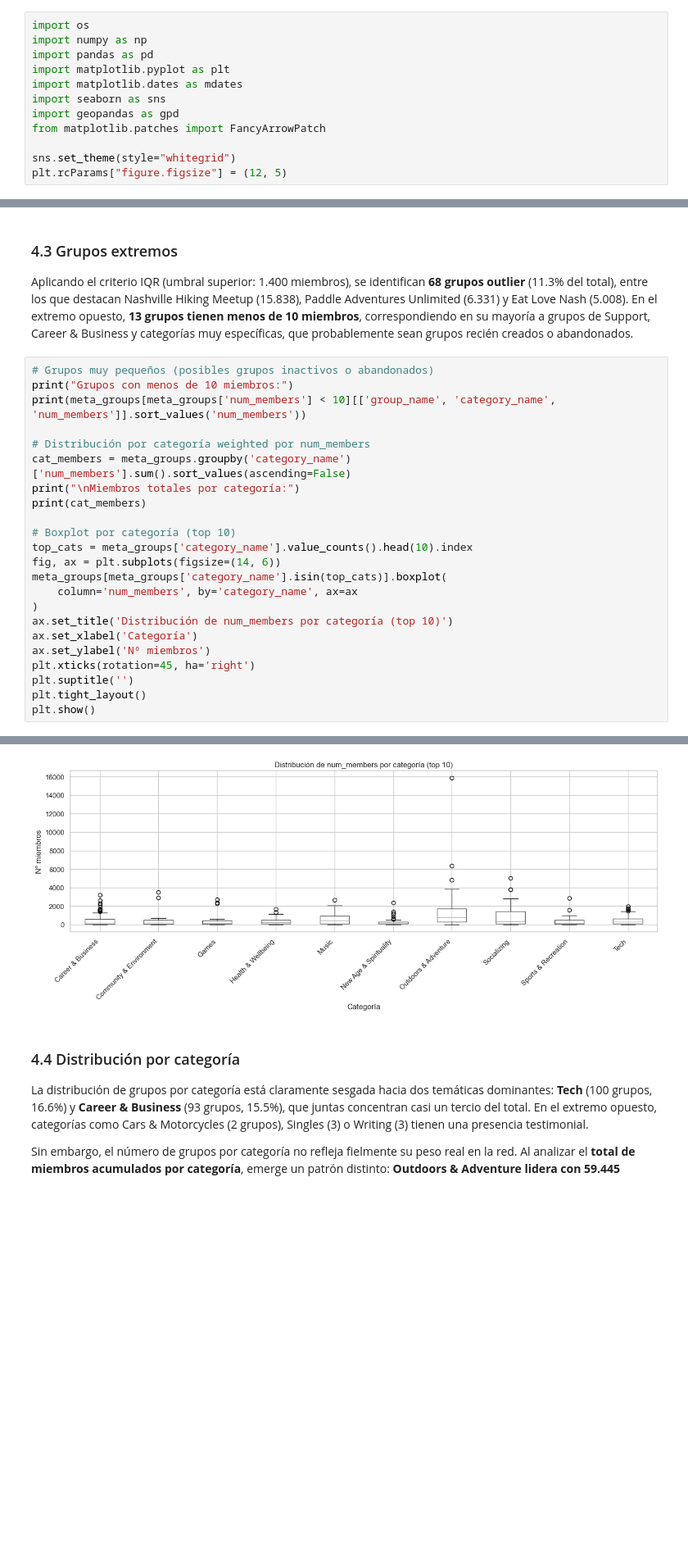
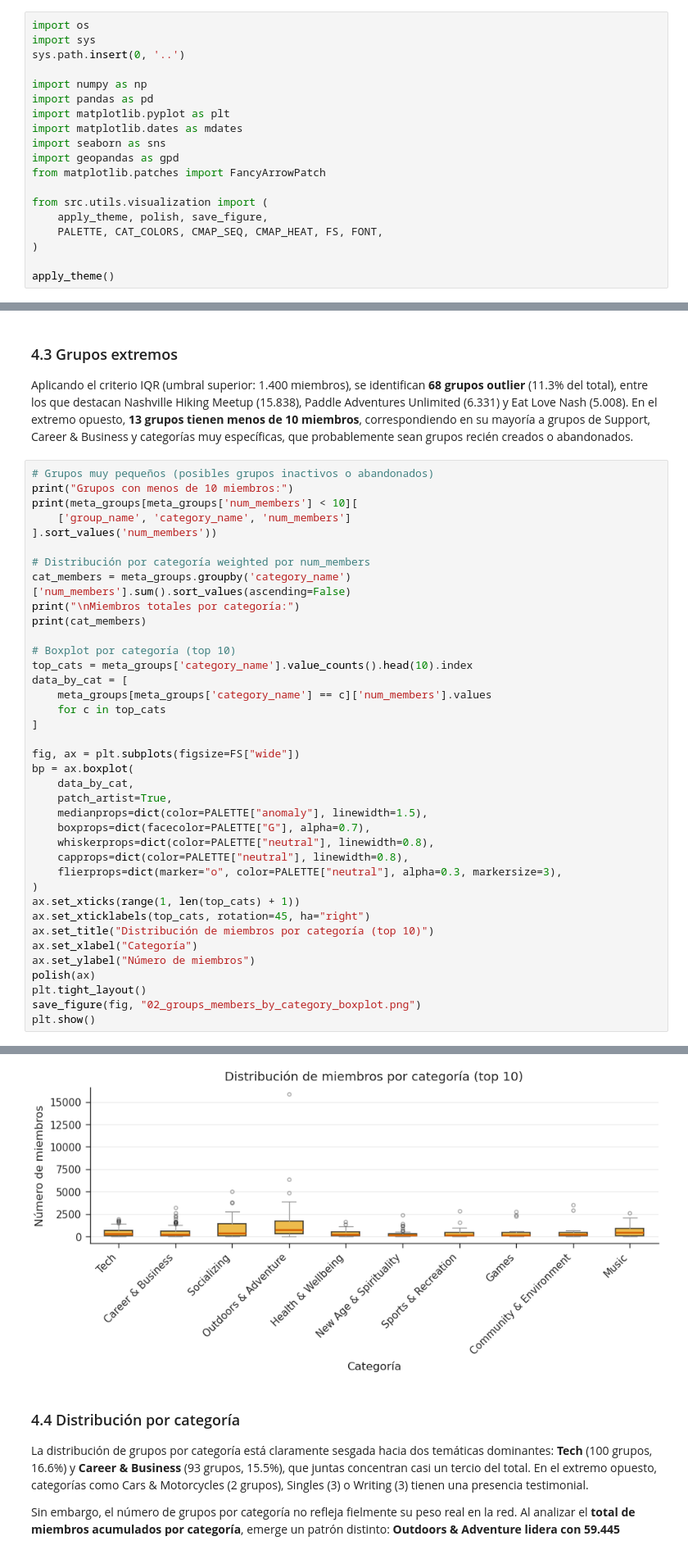
Before and after one commit to rosique3/Graph-Anomaly-Detection, a Jupyter notebook: notebooks/02_eda_metadata.ipynb, the cells around one changed output, grey strips where cells are left out. Shown at 82% size. Cells and saved outputs as stored; diff of their text form; blank space fills up the shorter version.

```diff
--- a/notebooks/02_eda_metadata.ipynb
+++ b/notebooks/02_eda_metadata.ipynb
@@ -9,6 +9,9 @@ Este notebook realiza el análisis exploratorio de los tres ficheros de metadato
 El objetivo es identificar patrones, distribuciones y candidatos a anomalía que orienten tanto el feature engineering como la interpretación de los resultados del GAE.
 # %%
 import os
+import sys
+sys.path.insert(0, '..')
+
 import numpy as np
 import pandas as pd
 import matplotlib.pyplot as plt
@@ -17,8 +20,12 @@ import seaborn as sns
 import geopandas as gpd
 from matplotlib.patches import FancyArrowPatch
 
-sns.set_theme(style="whitegrid")
-plt.rcParams["figure.figsize"] = (12, 5)
+from src.utils.visualization import (
+    apply_theme, polish, save_figure,
+    PALETTE, CAT_COLORS, CMAP_SEQ, CMAP_HEAT, FS, FONT,
+)
+
+apply_theme()
 # %% [markdown]
 ## 1. Carga de datos
 
@@ -692,7 +723,9 @@ Aplicando el criterio IQR (umbral superior: 1.400 miembros), se identifican **68
 # %%
 # Grupos muy pequeños (posibles grupos inactivos o abandonados)
 print("Grupos con menos de 10 miembros:")
-print(meta_groups[meta_groups['num_members'] < 10][['group_name', 'category_name', 'num_members']].sort_values('num_members'))
+print(meta_groups[meta_groups['num_members'] < 10][
+    ['group_name', 'category_name', 'num_members']
+].sort_values('num_members'))
 
 # Distribución por categoría weighted por num_members
 cat_members = meta_groups.groupby('category_name')['num_members'].sum().sort_values(ascending=False)
@@ -701,16 +734,29 @@ print(cat_members)
 
 # Boxplot por categoría (top 10)
 top_cats = meta_groups['category_name'].value_counts().head(10).index
-fig, ax = plt.subplots(figsize=(14, 6))
-meta_groups[meta_groups['category_name'].isin(top_cats)].boxplot(
-    column='num_members', by='category_name', ax=ax
+data_by_cat = [
+    meta_groups[meta_groups['category_name'] == c]['num_members'].values
+    for c in top_cats
+]
+
+fig, ax = plt.subplots(figsize=FS["wide"])
+bp = ax.boxplot(
+    data_by_cat,
+    patch_artist=True,
+    medianprops=dict(color=PALETTE["anomaly"], linewidth=1.5),
+    boxprops=dict(facecolor=PALETTE["G"], alpha=0.7),
+    whiskerprops=dict(color=PALETTE["neutral"], linewidth=0.8),
+    capprops=dict(color=PALETTE["neutral"], linewidth=0.8),
+    flierprops=dict(marker="o", color=PALETTE["neutral"], alpha=0.3, markersize=3),
 )
-ax.set_title('Distribución de num_members por categoría (top 10)')
-ax.set_xlabel('Categoría')
-ax.set_ylabel('Nº miembros')
-plt.xticks(rotation=45, ha='right')
-plt.suptitle('')
+ax.set_xticks(range(1, len(top_cats) + 1))
+ax.set_xticklabels(top_cats, rotation=45, ha="right")
+ax.set_title("Distribución de miembros por categoría (top 10)")
+ax.set_xlabel("Categoría")
+ax.set_ylabel("Número de miembros")
+polish(ax)
 plt.tight_layout()
+save_figure(fig, "02_groups_members_by_category_boxplot.png")
 plt.show()
 # %% [output]
 Grupos con menos de 10 miembros:
@@ -733,4 +779,4 @@ Name: num_members, dtype: int64
-[figure, old version]
+[figure, new version]
 # %% [markdown]
 ### 4.4 Distribución por categoría
 
```
Also changed, not shown: parts of 15 cells of this notebook, 28 other files.
